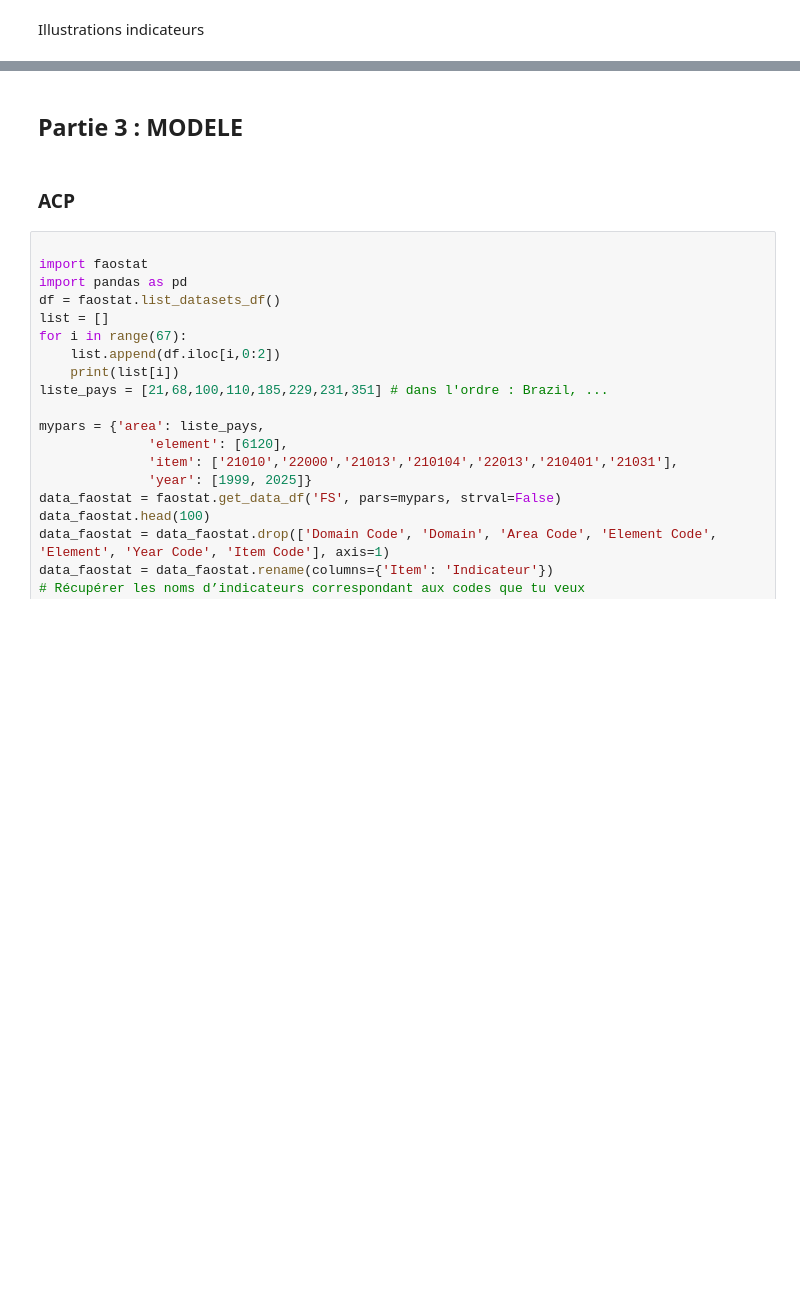
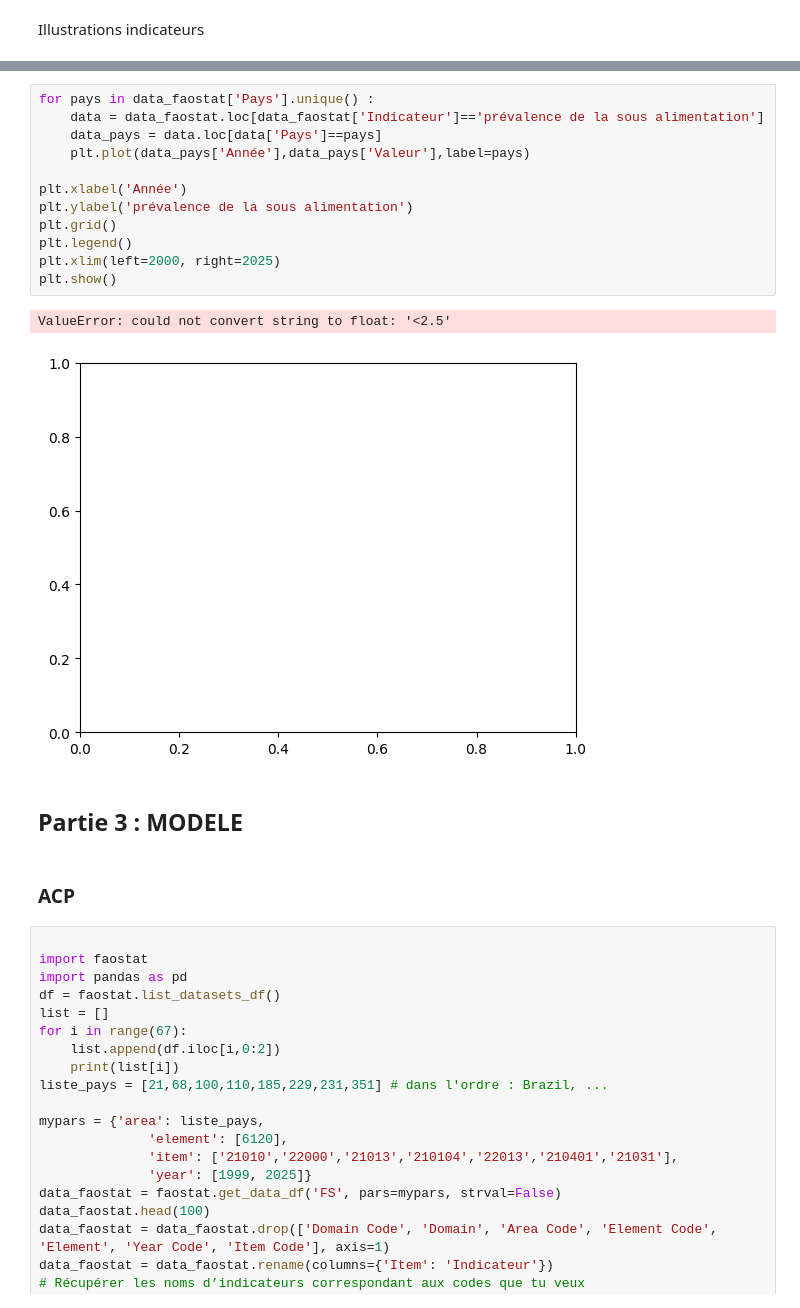
Before and after one commit to yczk9/projet_py4ds_Reis_Crapsky, a Jupyter notebook: Notebook_principal.ipynb, the cells around one changed output, grey strips where cells are left out. Cells and saved outputs as stored; diff of their text form; blank space fills up the shorter version.

```diff
--- a/Notebook_principal.ipynb
+++ b/Notebook_principal.ipynb
@@ -340,3 +389,18 @@ plt.show()
+# %%
+for pays in data_faostat['Pays'].unique() :
+    data = data_faostat.loc[data_faostat['Indicateur']=='prévalence de la sous alimentation']
+    data_pays = data.loc[data['Pays']==pays]
+    plt.plot(data_pays['Année'],data_pays['Valeur'],label=pays)
+
+plt.xlabel('Année')
+plt.ylabel('prévalence de la sous alimentation')
+plt.grid()
+plt.legend()
+plt.xlim(left=2000, right=2025)
+plt.show()
+# %% [output]
+ValueError: could not convert string to float: '<2.5'
+[figure, added]
 # %% [markdown]
 ## Partie 3 : MODELE
 # %% [markdown]
```
Also changed, not shown: parts of 20 cells of this notebook, 3 other files.
